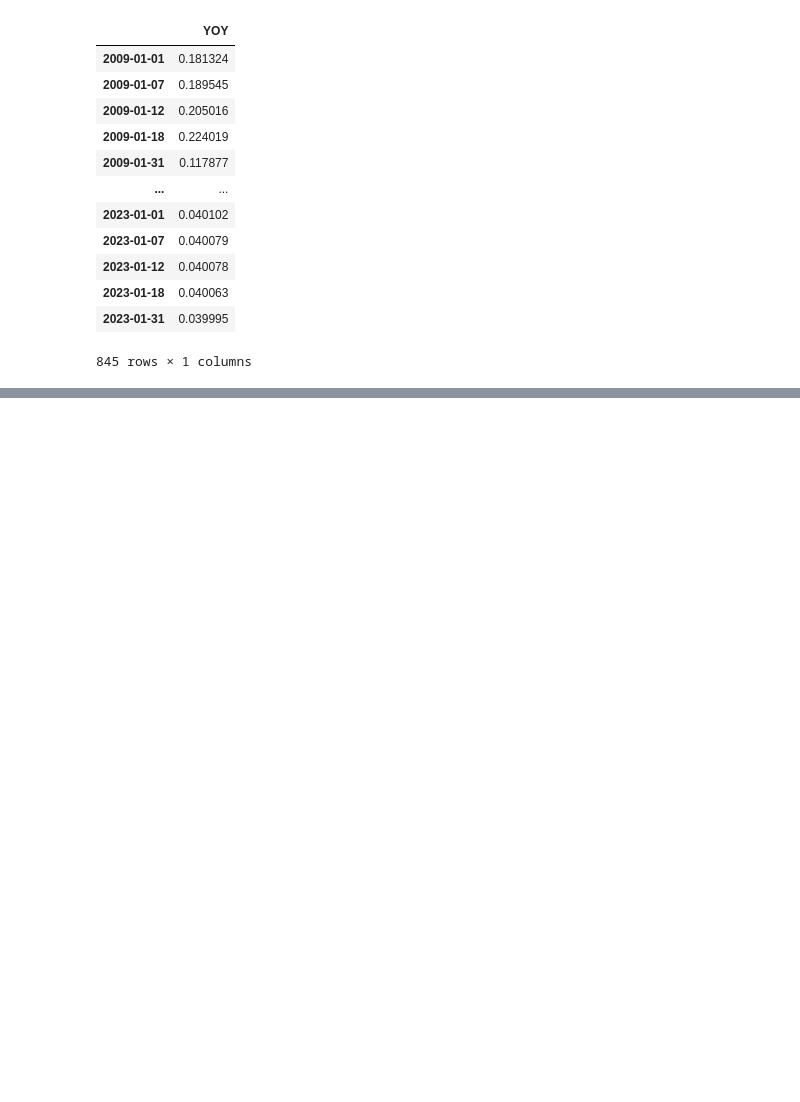
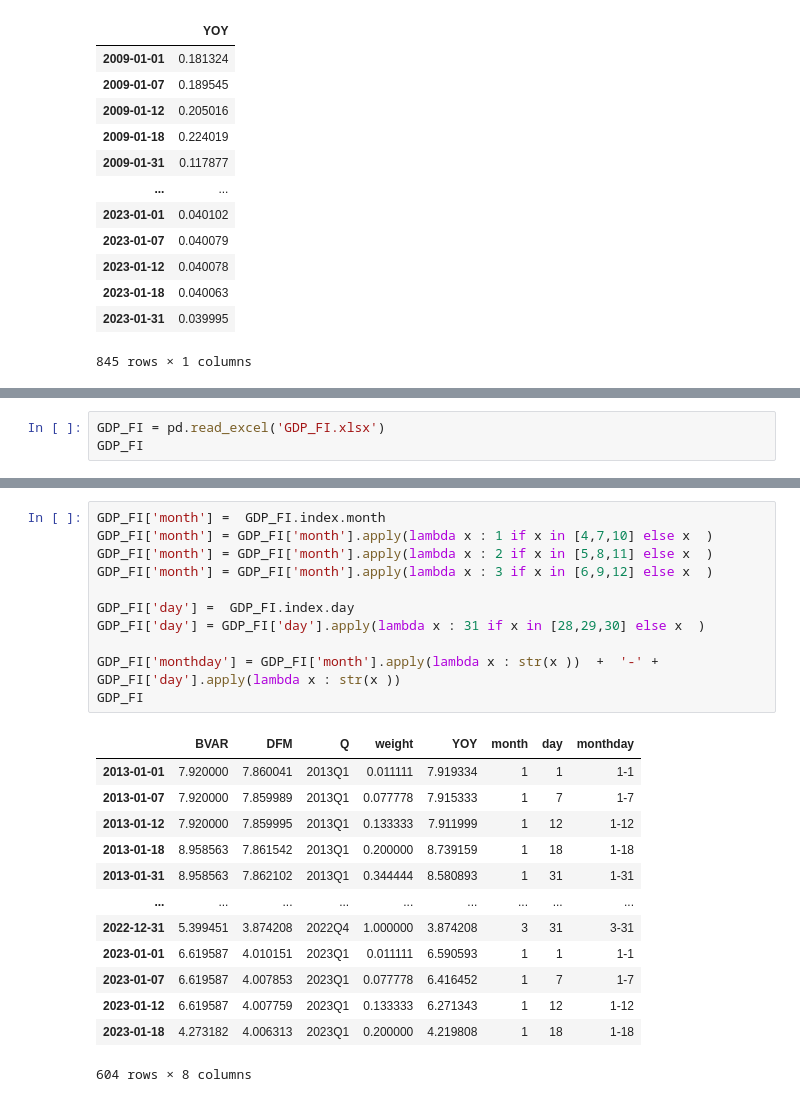
Before and after one commit to CharlesDZhang/China-GDP-Nowcasting, a Jupyter notebook: DFM.ipynb, the cells around one changed output, grey strips where cells are left out. Saved outputs shown, nothing was run; the diff lists cells and outputs as text; blank space fills up the shorter version.

```diff
--- a/DFM.ipynb
+++ b/DFM.ipynb
@@ -266,0 +321,3 @@ plt.show()
+# %%
+GDP_FI = pd.read_excel('GDP_FI.xlsx')
+GDP_FI
@@ -267,2 +338,27 @@ plt.show()
+# %%
+GDP_FI['month'] =  GDP_FI.index.month
+GDP_FI['month'] = GDP_FI['month'].apply(lambda x : 1 if x in [4,7,10] else x  )
+GDP_FI['month'] = GDP_FI['month'].apply(lambda x : 2 if x in [5,8,11] else x  )
+GDP_FI['month'] = GDP_FI['month'].apply(lambda x : 3 if x in [6,9,12] else x  )
+
+GDP_FI['day'] =  GDP_FI.index.day
+GDP_FI['day'] = GDP_FI['day'].apply(lambda x : 31 if x in [28,29,30] else x  )
+
+GDP_FI['monthday'] = GDP_FI['month'].apply(lambda x : str(x ))  +  '-' + GDP_FI['day'].apply(lambda x : str(x ))
+GDP_FI
+# %% [output]
+|  | BVAR | DFM | Q | weight | YOY | month | day | monthday |
+| 2013-01-01 | 7.920000 | 7.860041 | 2013Q1 | 0.011111 | 7.919334 | 1 | 1 | 1-1 |
+| 2013-01-07 | 7.920000 | 7.859989 | 2013Q1 | 0.077778 | 7.915333 | 1 | 7 | 1-7 |
+| 2013-01-12 | 7.920000 | 7.859995 | 2013Q1 | 0.133333 | 7.911999 | 1 | 12 | 1-12 |
+| 2013-01-18 | 8.958563 | 7.861542 | 2013Q1 | 0.200000 | 8.739159 | 1 | 18 | 1-18 |
+| 2013-01-31 | 8.958563 | 7.862102 | 2013Q1 | 0.344444 | 8.580893 | 1 | 31 | 1-31 |
+| ... | ... | ... | ... | ... | ... | ... | ... | ... |
+| 2022-12-31 | 5.399451 | 3.874208 | 2022Q4 | 1.000000 | 3.874208 | 3 | 31 | 3-31 |
+| 2023-01-01 | 6.619587 | 4.010151 | 2023Q1 | 0.011111 | 6.590593 | 1 | 1 | 1-1 |
+| 2023-01-07 | 6.619587 | 4.007853 | 2023Q1 | 0.077778 | 6.416452 | 1 | 7 | 1-7 |
+| 2023-01-12 | 6.619587 | 4.007759 | 2023Q1 | 0.133333 | 6.271343 | 1 | 12 | 1-12 |
+| 2023-01-18 | 4.273182 | 4.006313 | 2023Q1 | 0.200000 | 4.219808 | 1 | 18 | 1-18 |
+604 rows × 8 columns
 # %%
 # %% [output]
```
Also changed, not shown: parts of 21 cells of this notebook, 5 other files.
